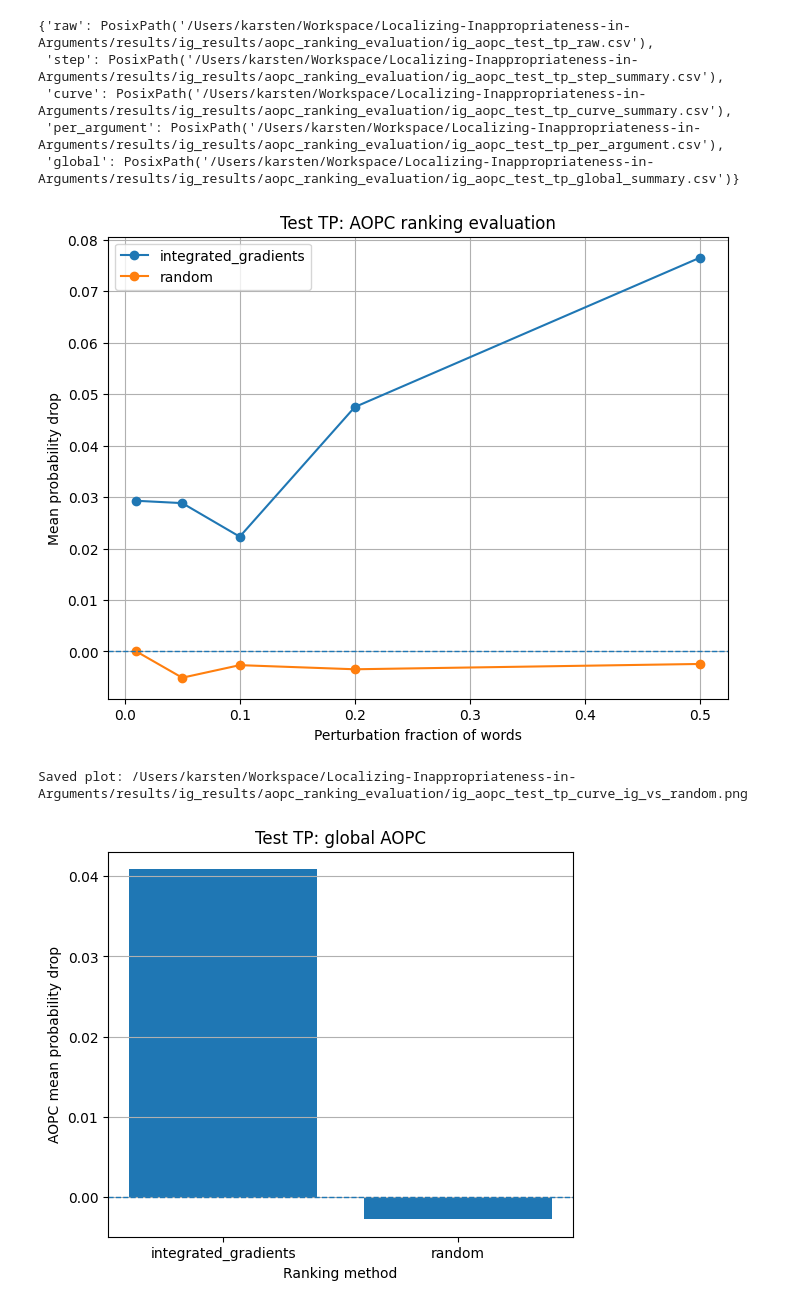
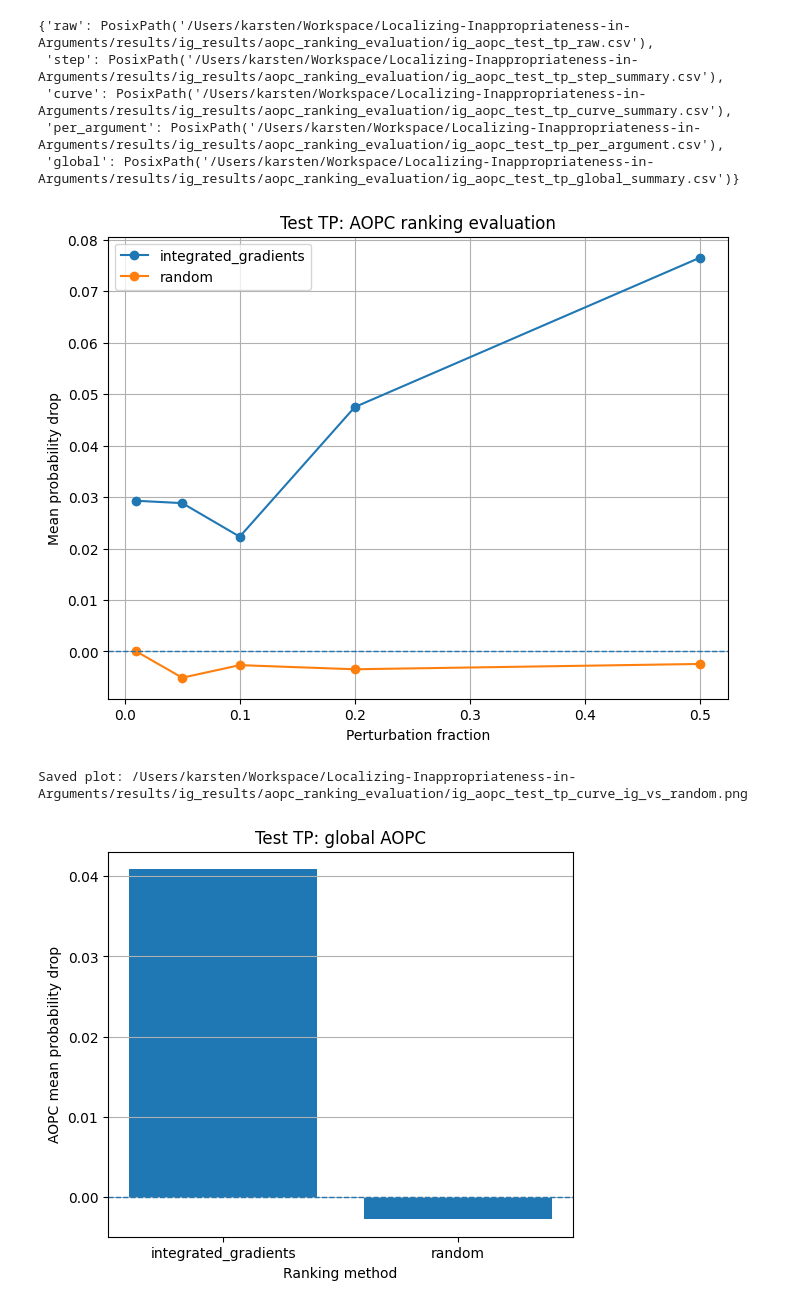
Before and after one commit to Karbs08/Localizing-Inappropriateness-in-Arguments, a Jupyter notebook: methods/integrated_gradients_spans.ipynb, the cells around one changed output. Cells and saved outputs as stored; diff of their text form; code cells hidden in the pictures.

```diff
--- a/methods/integrated_gradients_spans.ipynb
+++ b/methods/integrated_gradients_spans.ipynb
@@ -2208,35 +2208,35 @@ Saved:
 plot_df = test_aopc_curve_summary.sort_values(
     ["ranking_method", "perturbation_fraction"]
 ).copy()
 
 plt.figure(figsize=(8, 6))
 
 for ranking_method in sorted(plot_df["ranking_method"].unique()):
     subset = plot_df[
         plot_df["ranking_method"] == ranking_method
     ].sort_values("perturbation_fraction")
 
     plt.plot(
         subset["perturbation_fraction"],
         subset["mean_prob_drop"],
         marker="o",
         label=ranking_method
     )
 
 plt.axhline(0.0, linestyle="--", linewidth=1)
-plt.xlabel("Perturbation fraction of words")
+plt.xlabel("Perturbation fraction")
 plt.ylabel("Mean probability drop")
 plt.title("Test TP: AOPC ranking evaluation")
 plt.grid(True)
 plt.legend()
 
 plot_path = aopc_output_dir / "ig_aopc_test_tp_curve_ig_vs_random.png"
 plt.savefig(plot_path, dpi=300, bbox_inches="tight")
 plt.show()
 
 print("Saved plot:", plot_path)
 # %% [output]
-[figure, old version]
+[figure, new version]
 Saved plot: /Users/karsten/Workspace/Localizing-Inappropriateness-in-Arguments/results/ig_results/aopc_ranking_evaluation/ig_aopc_test_tp_curve_ig_vs_random.png
 # %%
 plot_df = test_aopc_global_summary.sort_values("ranking_method").copy()
```
Also changed, not shown: 2 other files.
